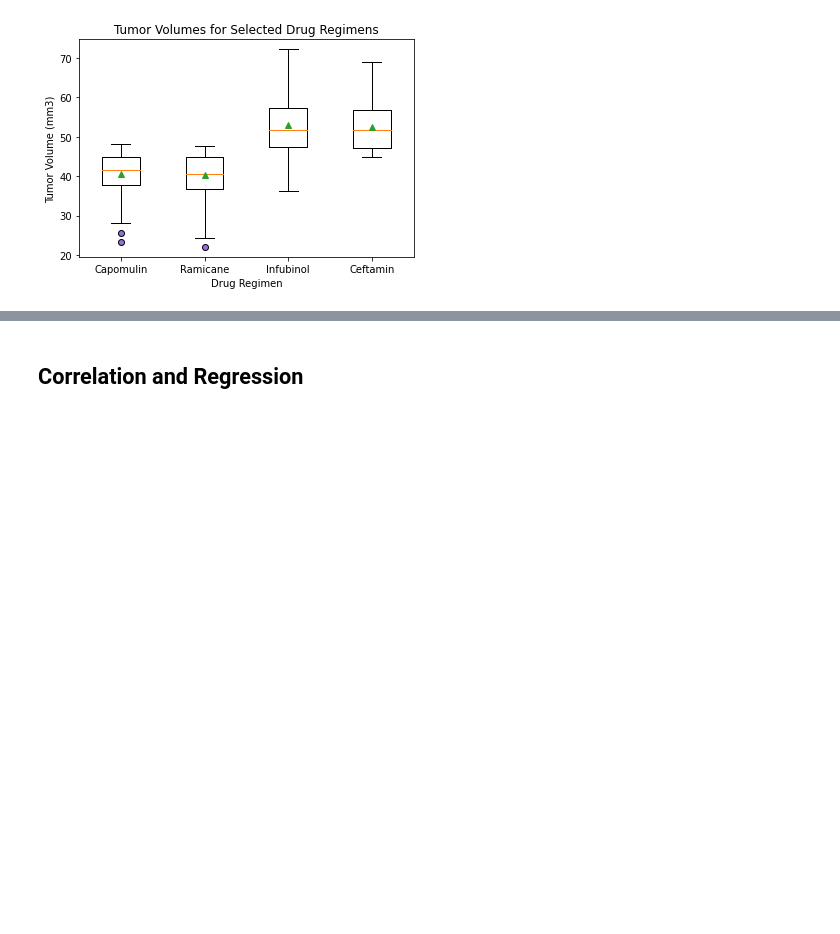
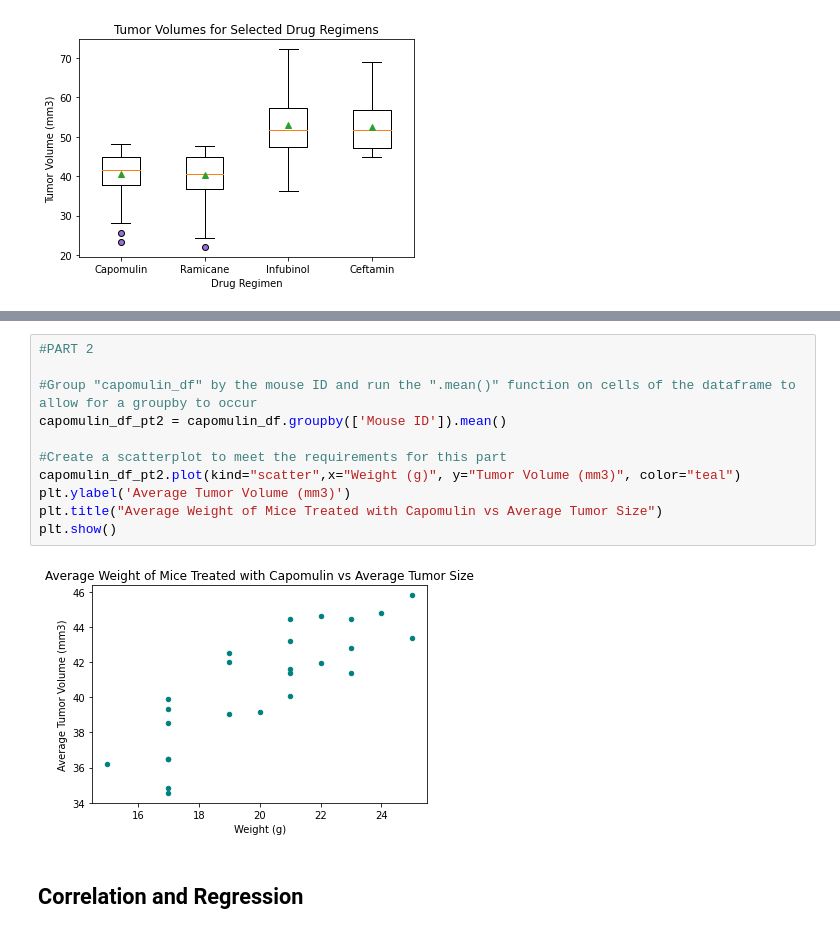
Before and after one commit to presitkaur/The-Power-of-Plots, a Jupyter notebook: Pymaceuticals.ipynb, the cells around one changed output, grey strips where cells are left out. Drawn from its saved outputs; the diff is of its cells as text; blank space fills up the shorter version.

```diff
--- a/Pymaceuticals.ipynb
+++ b/Pymaceuticals.ipynb
@@ -318,3 +342,16 @@ plt.show()
+# %%
+#PART 2
+
+#Group "capomulin_df" by the mouse ID and run the ".mean()" function on cells of the dataframe to allow for a groupby to occur
+capomulin_df_pt2 = capomulin_df.groupby(['Mouse ID']).mean()
+
+#Create a scatterplot to meet the requirements for this part
+capomulin_df_pt2.plot(kind="scatter",x="Weight (g)", y="Tumor Volume (mm3)", color="teal")
+plt.ylabel('Average Tumor Volume (mm3)')
+plt.title("Average Weight of Mice Treated with Capomulin vs Average Tumor Size")
+plt.show()
+# %% [output]
+[figure, added]
 # %% [markdown]
 ## Correlation and Regression
 # %%
```
Also changed, not shown: parts of 5 cells of this notebook.
